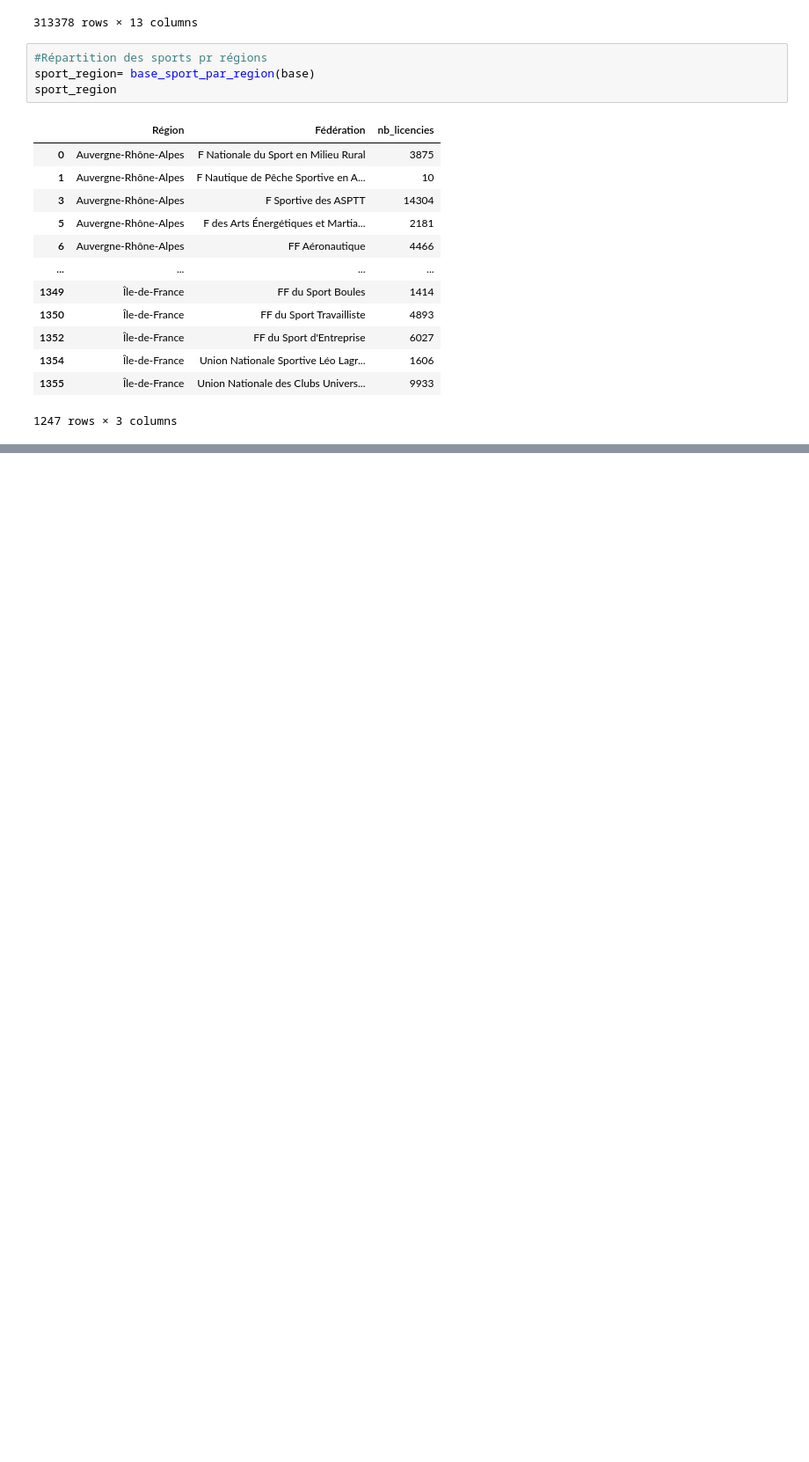
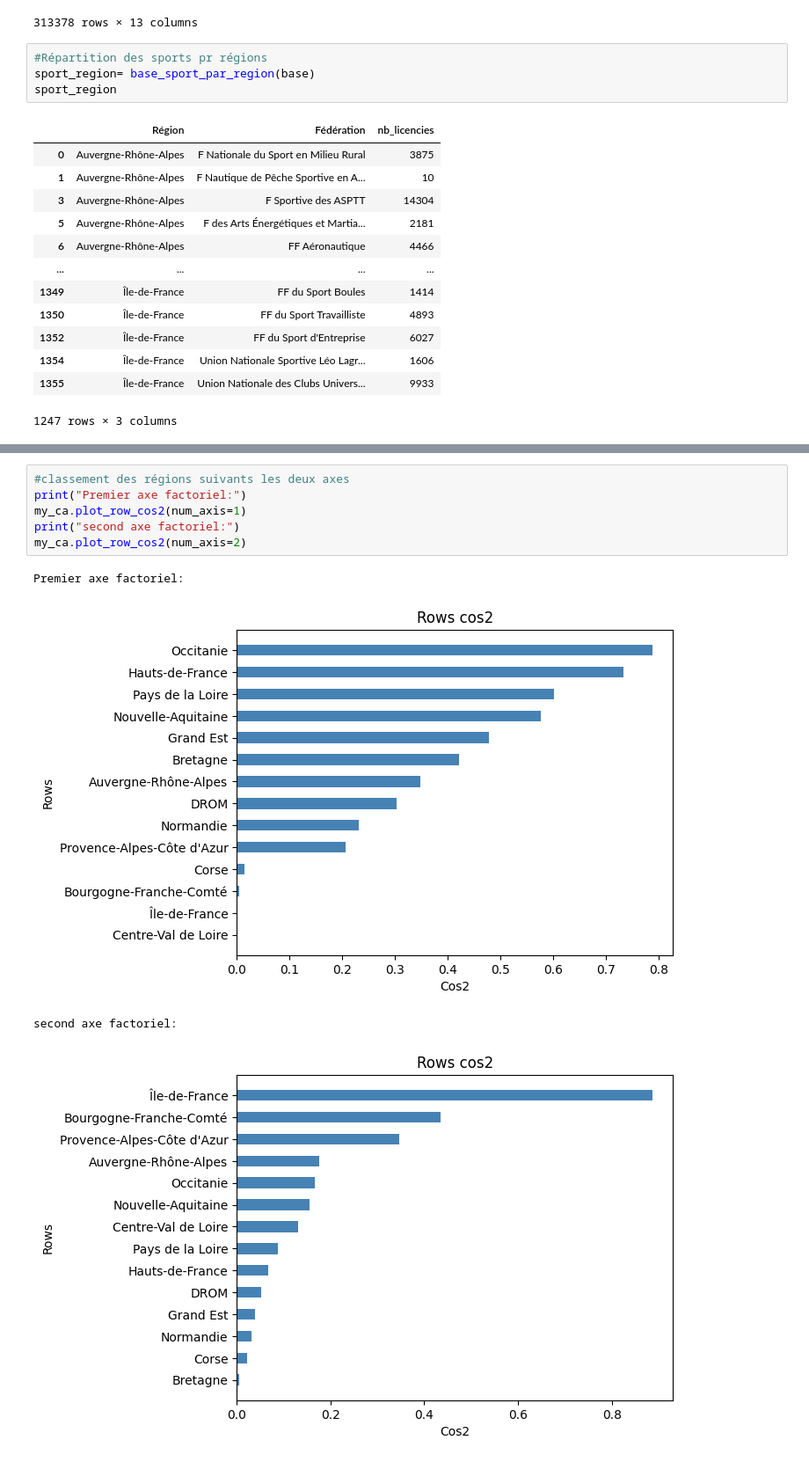
Before and after one commit to paulrsnn/projet-python, a Jupyter notebook: Classification.ipynb, the cells around one changed output, grey strips where cells are left out. Shown at 88% size. Saved outputs shown, nothing was run; the diff lists cells and outputs as text; blank space fills up the shorter version.

```diff
--- a/Classification.ipynb
+++ b/Classification.ipynb
@@ -84,0 +166,11 @@ sports_plus_pratiques_par_region(sport_region)
+# %%
+#classement des régions suivants les deux axes
+print("Premier axe factoriel:")
+my_ca.plot_row_cos2(num_axis=1)
+print("second axe factoriel:")
+my_ca.plot_row_cos2(num_axis=2)
+# %% [output]
+Premier axe factoriel:
+[figure, added]
+second axe factoriel:
+[figure, added]
```
Also changed, not shown: parts of 17 cells of this notebook, 1 other file.
